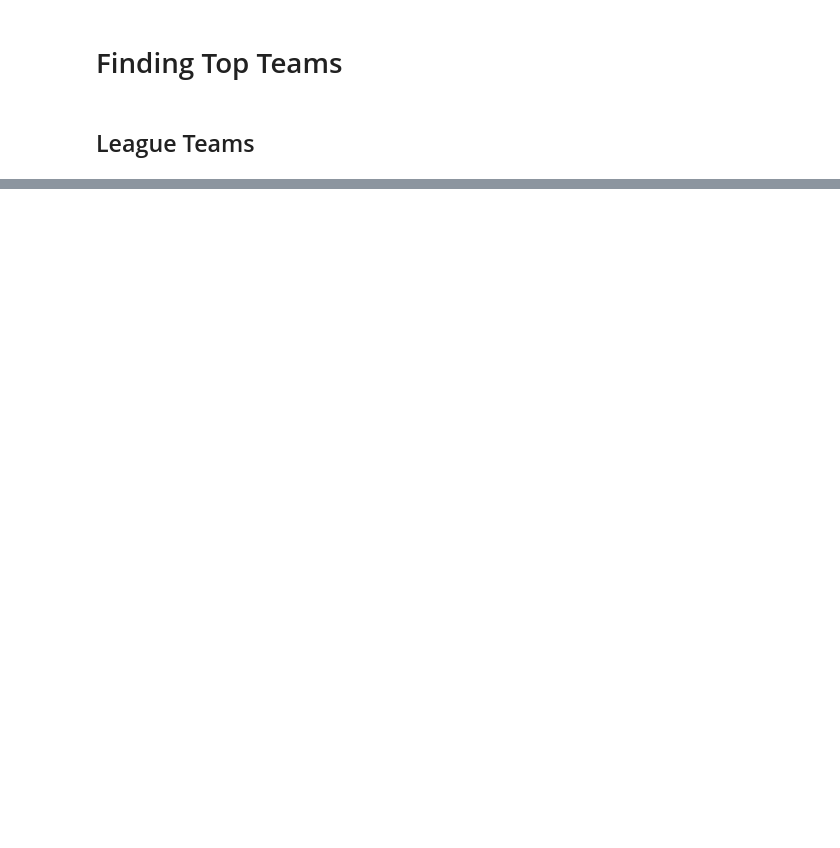
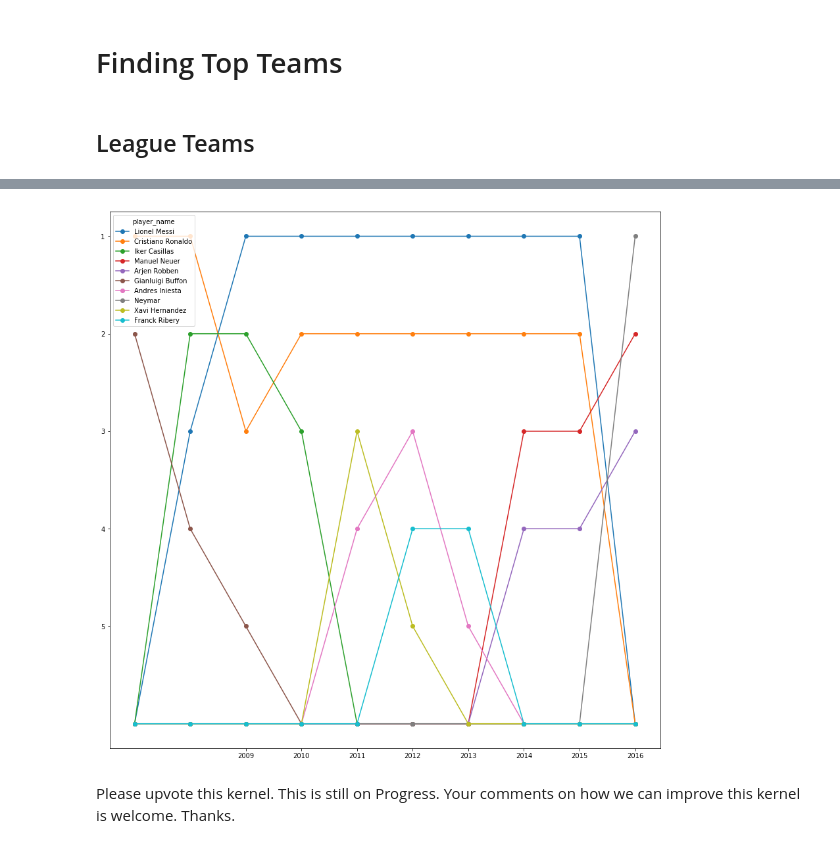
Before and after one commit to abhiksark/Udacity-DataAnalyst-Nanodegree, a Jupyter notebook: football_analysis/EDA_Football.ipynb, the cells around one changed output, grey strips where cells are left out. Drawn from its saved outputs; the diff is of its cells as text; code cells hidden in the pictures; blank space fills up the shorter version.

```diff
--- a/football_analysis/EDA_Football.ipynb
+++ b/football_analysis/EDA_Football.ipynb
@@ -333,7 +661,6 @@ df
 # %%
 df = top_N_team(df_comb_team,df_comb_player,df_match,season="2008/2009")
-df = df[['team_api_id', 'team_long_name']]
-df.index = range(len(df.index),0,-1)
+df.index = range(1,len(df.index)+1)
 df.reset_index(level=0, inplace=True)
 df.rename( columns={"index":"rank8"},inplace=True)
 df_rank = pd.merge(df_rank,df,on=["team_api_id","team_long_name"],how='outer')
@@ -341,25 +675,8 @@ df
-# %%
-df = top_N_team(df_comb_team,df_comb_player,df_match,season="2008/2009")
-df = df[['team_api_id', 'team_long_name']]
-df.index = range(len(df.index),0,-1)
-df.reset_index(level=0, inplace=True)
-df.rename( columns={"index":"rank9"},inplace=True)
-df_rank = pd.merge(df_rank,df,on=["team_api_id","team_long_name"],how='outer')
-df
-# %%
-df = top_N_team(df_comb_team,df_comb_player,df_match,season="2007/2008")
-df = df[['team_api_id', 'team_long_name']]
-df.index = range(len(df.index),0,-1)
-df.reset_index(level=0, inplace=True)
-df.rename( columns={"index":"rank10"},inplace=True)
-df_rank = pd.merge(df_rank,df,on=["team_api_id","team_long_name"],how='outer')
-df
 # %%
 df_rank = df_rank.replace(np.NaN,6)
 df_rank.index = df_rank.team_long_name
 df_rank = df_rank[[ 'rank1', 'rank2',
-       'rank3', 'rank4', 'rank5', 'rank6', 'rank7', 'rank8', 'rank9',
-       'rank10']]
+       'rank3', 'rank4', 'rank5', 'rank6', 'rank7', 'rank8']]
 # %%
 #df.pivot(index = "team_long_name")
 df1_transposed = df_rank.T
@@ -368,10 +695,14 @@ df1_transposed
 # %%
-df_rank
-#df['b'].plot(kind='bar', color='y')
 df1_transposed.plot(kind='line',figsize=(15,15), marker='o')
 plt.gca().invert_yaxis()
 plt.gca().invert_xaxis()
 plt.yticks(range(1,6))
-ind = np.arange(10)
-plt.xticks(ind, ("2016","2015","2014","2013","2012","2011","2010","2009","2008","2007"))
+ind = np.arange(8)
+plt.xticks(ind, ("2016","2015","2014","2013","2012","2011","2010","2009"))
 plt.show();
+# %% [output]
+[figure, added]
+# %% [markdown]
+
+
+Please upvote this kernel. This is still on Progress. Your comments on how we can improve this kernel is welcome. Thanks.
```
Also changed, not shown: parts of 97 cells of this notebook.
